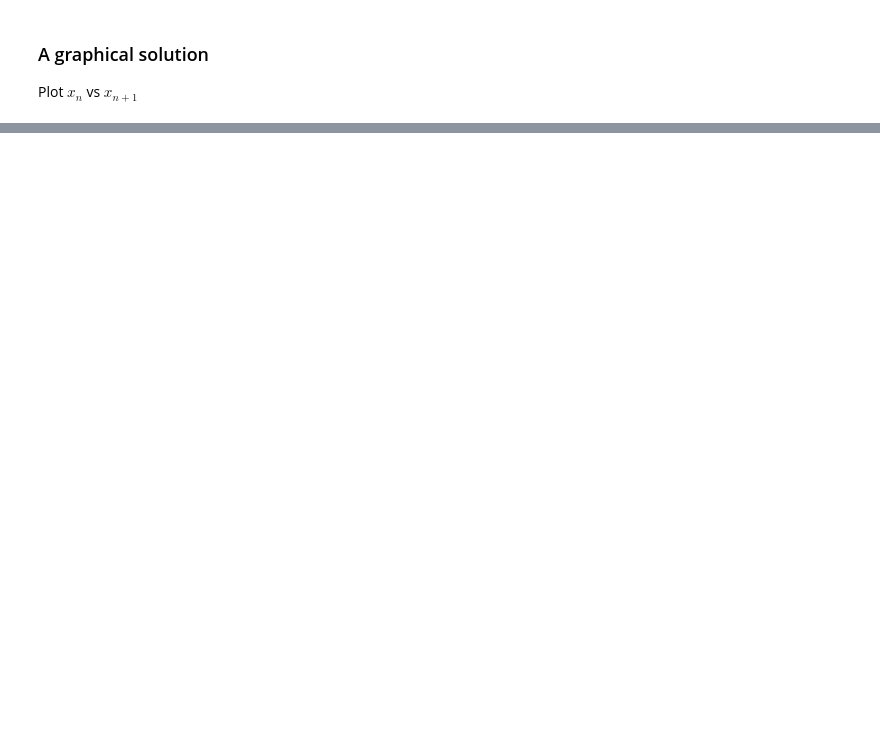
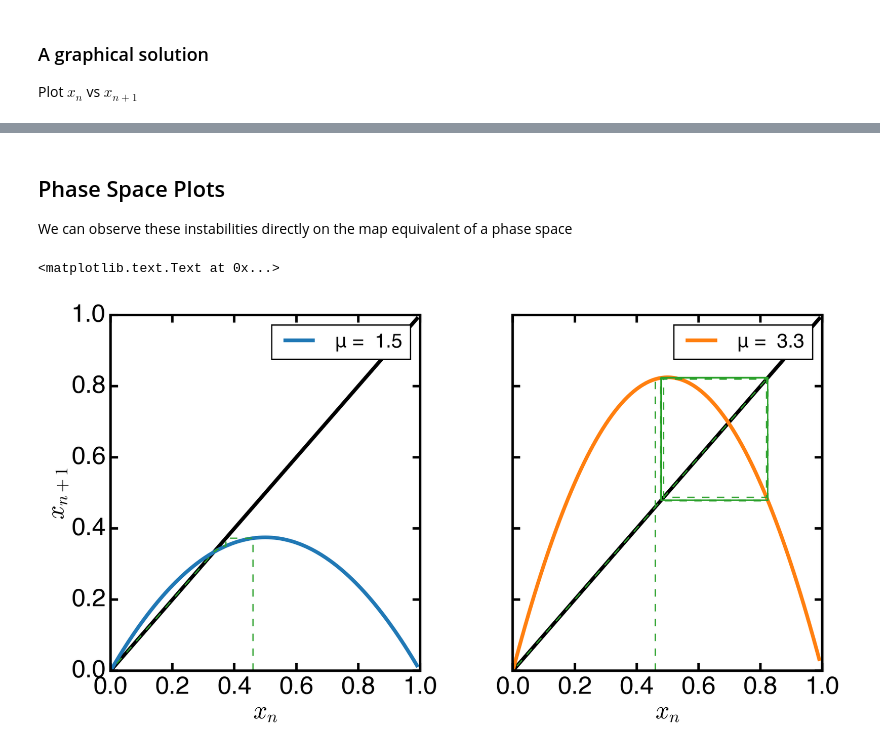
Before and after one commit to agdelma/IntroCompPhysics, a Jupyter notebook: Notebooks/18_LogisticMap.ipynb, the cells around one changed output, grey strips where cells are left out. Drawn from its saved outputs; the diff is of its cells as text; code cells hidden in the pictures; blank space fills up the shorter version.

```diff
--- a/Notebooks/18_LogisticMap.ipynb
+++ b/Notebooks/18_LogisticMap.ipynb
@@ -157,0 +233,44 @@ axes[0,0].set_ylabel(r'$x_{n+1}$')
+# %% [markdown]
+## Phase Space Plots
+We can observe these instabilities directly on the map equivalent of a phase space
+# %%
+def logistic(mu,x):
+    '''Return the logistic functon'''
+    return mu*x*(1.0-x)
+
+μ = [1.5,3.3]
+x = np.arange(0,1,0.01)
+xp = np.zeros([N,2])
+xp[0,0] = np.random.random()
+xp[0,1] = 0.0
+
+fig, axes = plt.subplots(1,2,sharex=True, sharey=True, squeeze=False, figsize=(10,5))
+fig.subplots_adjust(wspace=0.3)
+for i, ax in enumerate(axes.flat):
+
+    # plot x
+    ax.plot(x,x,color='k')
+
+    # plot f(x,μ)
+    ax.plot(x,μ[i]*x*(1-x),color=colors[i], label='μ =  %3.1f' % μ[i])
+
+    # compute the trajectories
+    for n in range(1,N-1,2):
+        xp[n,0] = xp[n-1,0]
+        xp[n,1] = logistic(μ[i],xp[n-1,0])
+        xp[n+1,0] = xp[n,1]
+        xp[n+1,1] = xp[n,1]
+
+    ax.plot(xp[:,0],xp[:,1],'--',color=colors[2],linewidth=1)
+
+    # legend and labels
+    ax.legend(loc='upper right', frameon=True)
+    ax.set_xlabel(r'$x_n$')
+
+    ax.set_ylim(0,1)
+    ax.set_xlim(0,1)
+
+axes[0,0].set_ylabel(r'$x_{n+1}$')
+# %% [output]
+<matplotlib.text.Text at 0x...>
+[figure, added]
```
Also changed, not shown: parts of 11 cells of this notebook.
